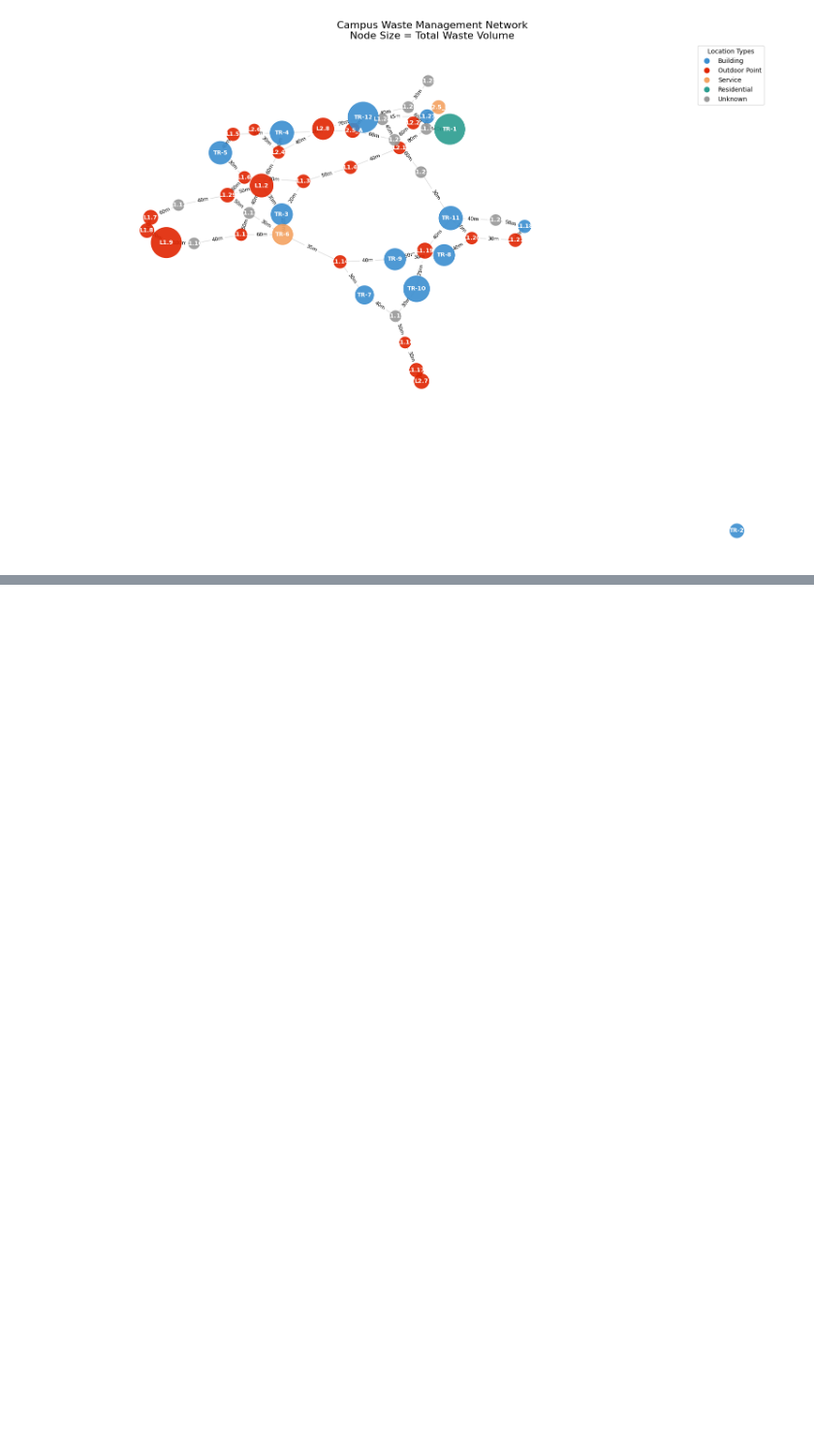
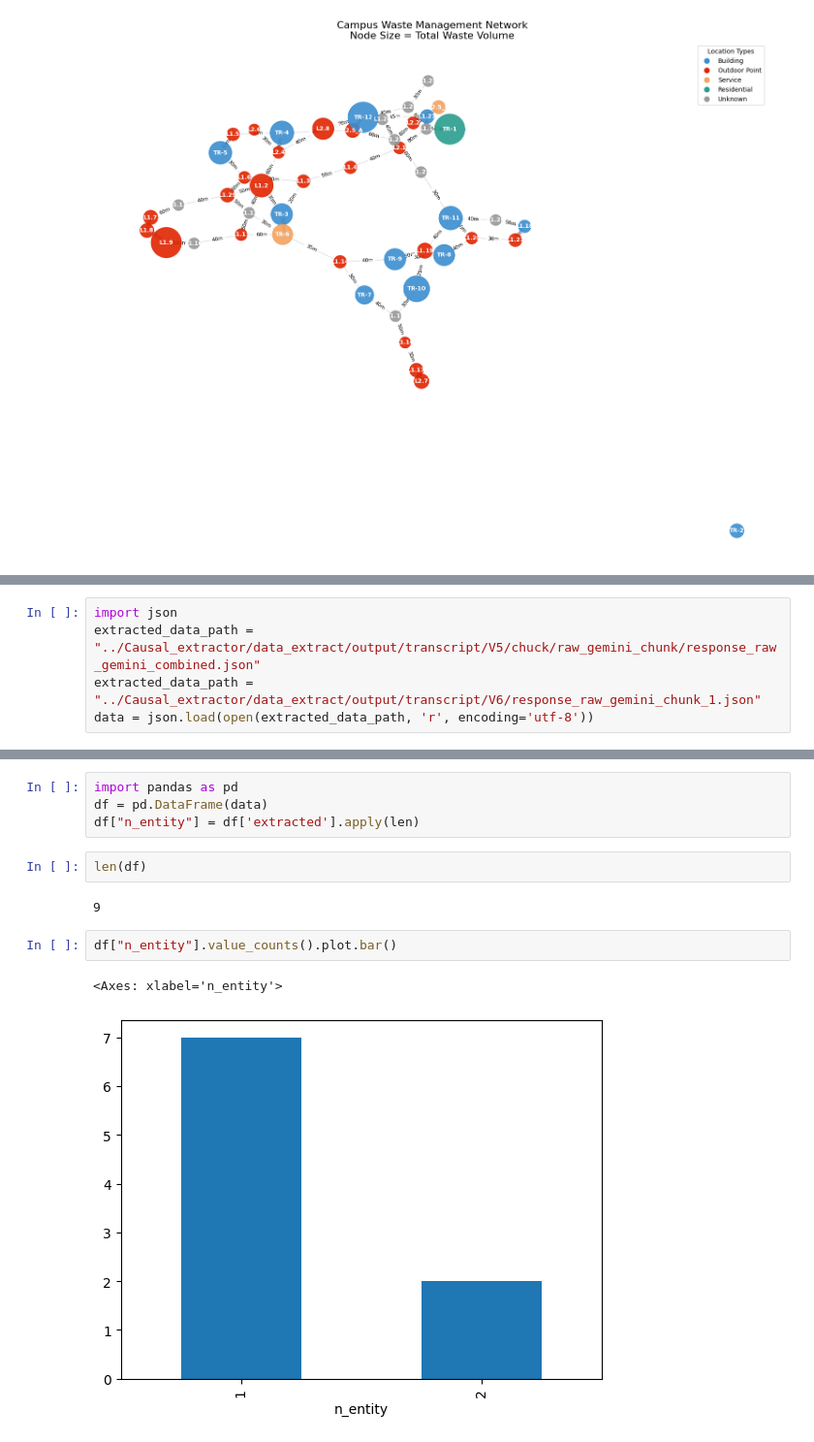
Before and after one commit to Trollface8D/Garbage-Management-Simulation-Engine, a Jupyter notebook: Simulation/map_visualize.ipynb, the cells around one changed output, grey strips where cells are left out. Shown at 97% size. Saved outputs shown, nothing was run; the diff lists cells and outputs as text; blank space fills up the shorter version.

```diff
--- a/Simulation/map_visualize.ipynb
+++ b/Simulation/map_visualize.ipynb
@@ -270,0 +180,5 @@ Found Issue: Garbage overflowing
+# %%
+import json
+extracted_data_path = "../Causal_extractor/data_extract/output/transcript/V5/chuck/raw_gemini_chunk/response_raw_gemini_combined.json"
+extracted_data_path = "../Causal_extractor/data_extract/output/transcript/V6/response_raw_gemini_chunk_1.json"
+data = json.load(open(extracted_data_path, 'r', encoding='utf-8'))
@@ -270,0 +205,13 @@ Found Issue: Garbage overflowing
+# %%
+import pandas as pd
+df = pd.DataFrame(data)
+df["n_entity"] = df['extracted'].apply(len)
+# %%
+len(df)
+# %% [output]
+9
+# %%
+df["n_entity"].value_counts().plot.bar()
+# %% [output]
+<Axes: xlabel='n_entity'>
+[figure, added]
```
Also changed, not shown: parts of 24 cells of this notebook, 1 other file.
